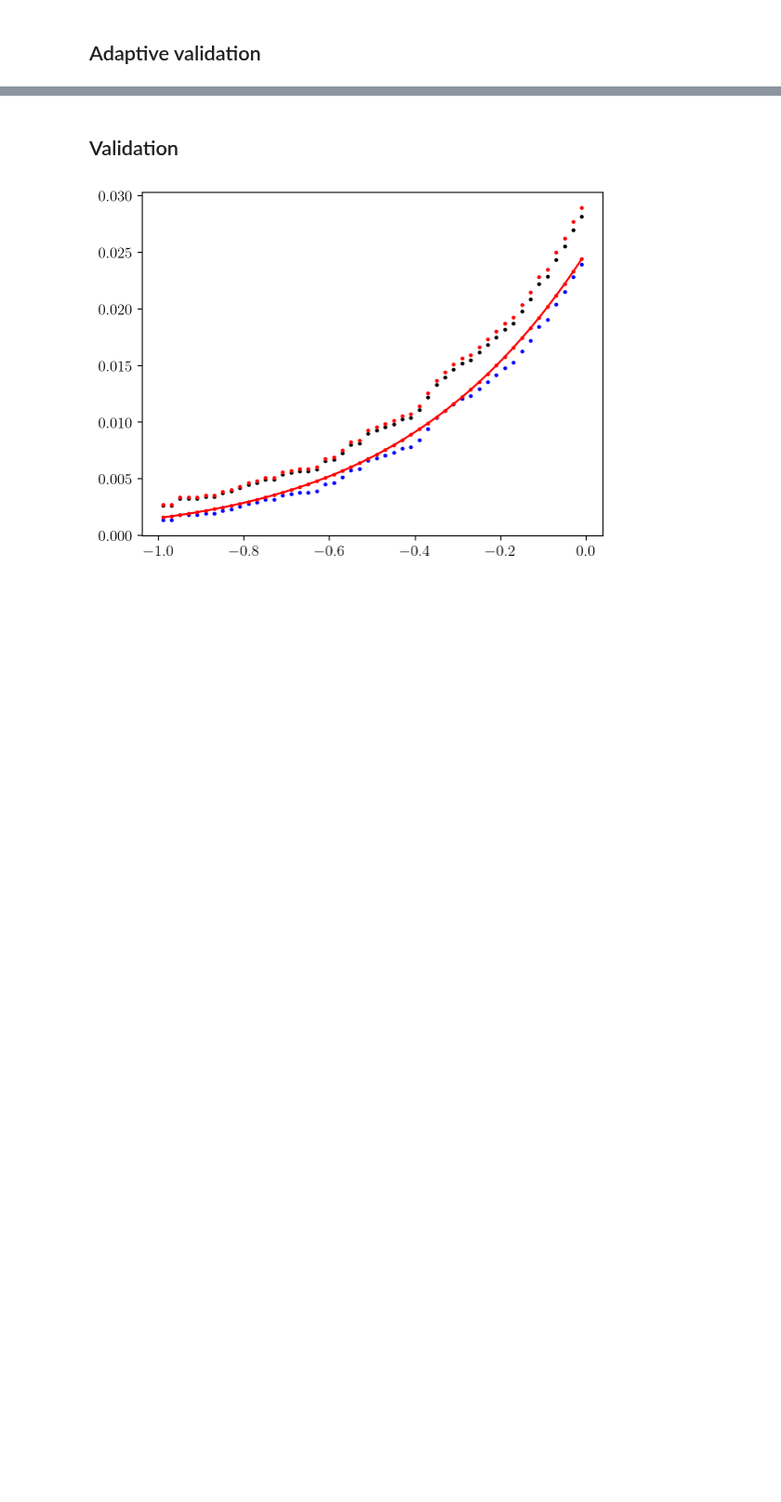
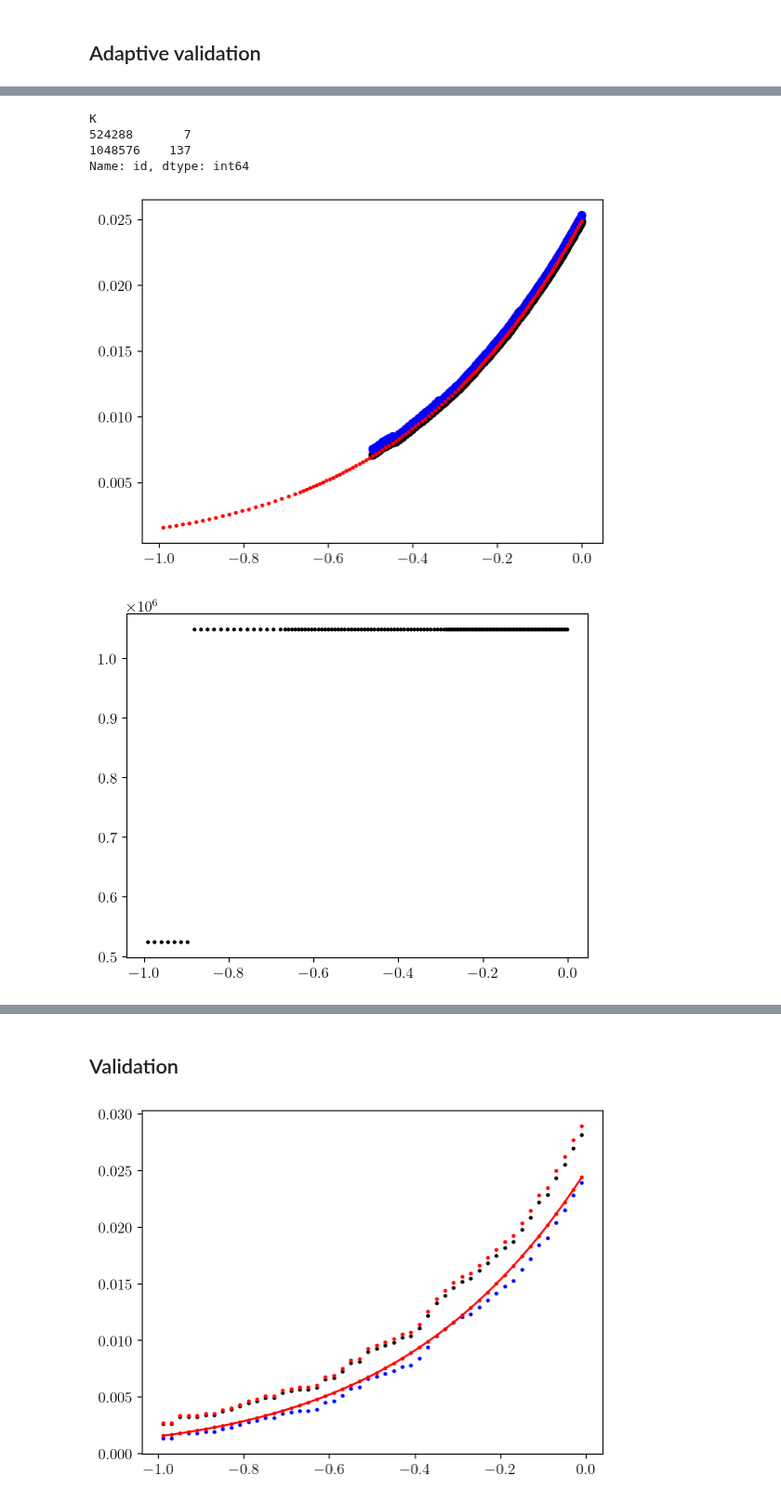
Before and after one commit to Confirm-Solutions/confirmasaurus, a Jupyter notebook: research/design/ztest.ipynb, the cells around one changed output, grey strips where cells are left out. Shown at 93% size. Saved outputs shown, nothing was run; the diff lists cells and outputs as text; code cells hidden in the pictures; blank space fills up the shorter version.

Commit message:
Running restarted ada_validate on the Lewis 1D (2D) slice.

```diff
--- a/research/design/ztest.ipynb
+++ b/research/design/ztest.ipynb
@@ -14,8 +14,23 @@ from confirm.models.ztest import ZTest1D
 # %% [markdown]
 ## Adaptive validation
 # %%
+lam = -1.96
 g = ip.cartesian_grid([-1], [1], n=[1], null_hypos=[ip.hypo("x < 0")])
-rej_df = ip.ada_validate(ZTest1D, g=g, lam=-1.96, n_iter=15)
+
+
+def T(theta, radii):
+    return theta / 2, radii
+
+
+ada_iter, reports, db = ip.ada_validate(
+    ZTest1D,
+    g=g,
+    lam=lam,
+    n_iter=30,
+    n_K_double=7,
+    global_target=0.0005,
+    transformation=T,
+)
 # %% [output]
 {'K_distribution': {8192: 2},
  'i': 1,
@@ -36,0 +52,23 @@ rej_df = ip.ada_validate(ZTest1D, g=g, lam=-1.96, n_iter=15)
+# %%
+ga.df.groupby("K")["id"].count()
+# %% [output]
+K
+524288       7
+1048576    137
+Name: id, dtype: int64
+# %%
+g = ip.Grid(db.get_all())
+ga = g.active()
+true_err = 1 - scipy.stats.norm.cdf(-ga.get_theta()[:, 0] - lam)
+
+plt.plot(ga.df["theta0"] / 2, ga.df["tie_est"], "ko")
+plt.plot(ga.df["theta0"] / 2, ga.df["tie_bound"], "bo")
+plt.plot(ga.df["theta0"], true_err, "ro", markersize=2)
+plt.show()
+plt.plot(ga.df["theta0"], ga.df["K"], "ko", markersize=2)
+plt.show()
+plt.plot(ga.df["theta0"], ga.df["radii0"], "ko", markersize=2)
+plt.show()
+# %% [output]
+[figure, added]
+[figure, added]
```
Also changed, not shown: parts of 2 cells of this notebook, 9 other files.
